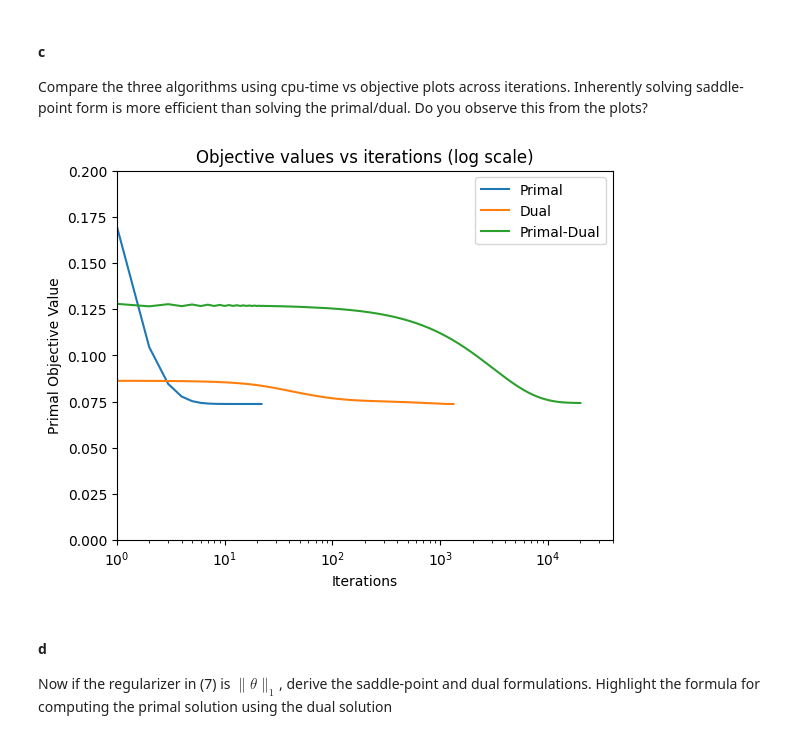
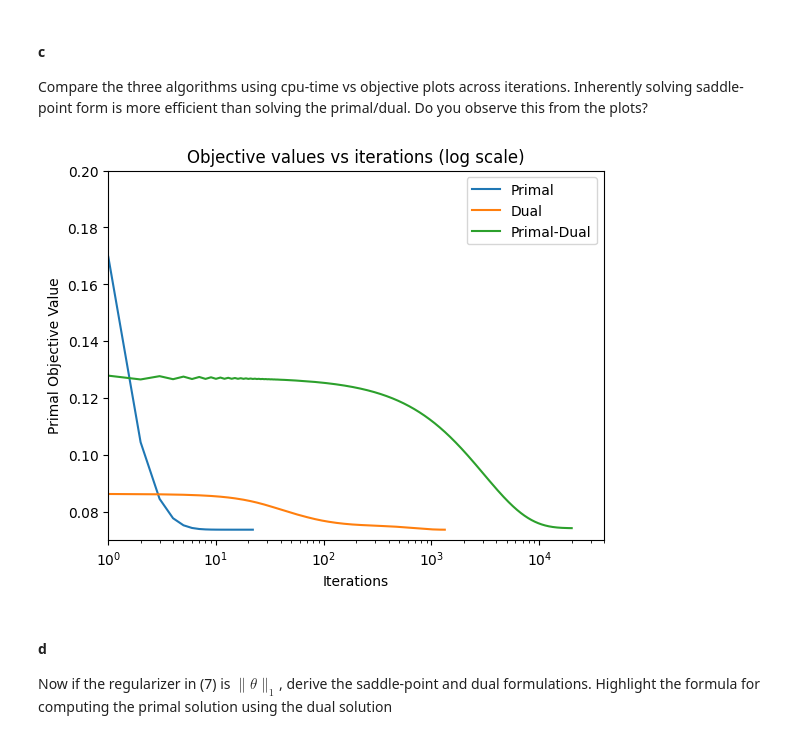
Before and after one commit to GauthamBellamkonda/ConvexOptProject, a Jupyter notebook: code-final.ipynb, the cells around one changed output. Cells and saved outputs as stored; diff of their text form; code cells hidden in the pictures.

```diff
--- a/code-final.ipynb
+++ b/code-final.ipynb
@@ -360,19 +360,19 @@ Compare the three algorithms using cpu-time vs objective plots across iterations
 # %%
 # plot the objective values vs iterations (log scale) for all three methods
 
 plt.plot(objective_values_primal, label="Primal")
 plt.plot(objective_values_dual, label="Dual")
 plt.plot(objective_values_pd, label="Primal-Dual")
 plt.xscale("log")
 plt.xlim(1, 2*np.max([len(objective_values_primal), len(objective_values_dual), len(objective_values_pd)]))
-plt.ylim(0, 0.2)
+plt.ylim(0.07, 0.2)
 plt.xlabel("Iterations")
 plt.ylabel("Primal Objective Value")
 plt.legend()
 plt.title("Objective values vs iterations (log scale)")
 plt.show()
 # %% [output]
-[figure, old version]
+[figure, new version]
 # %% [markdown]
 #### d
 
```
